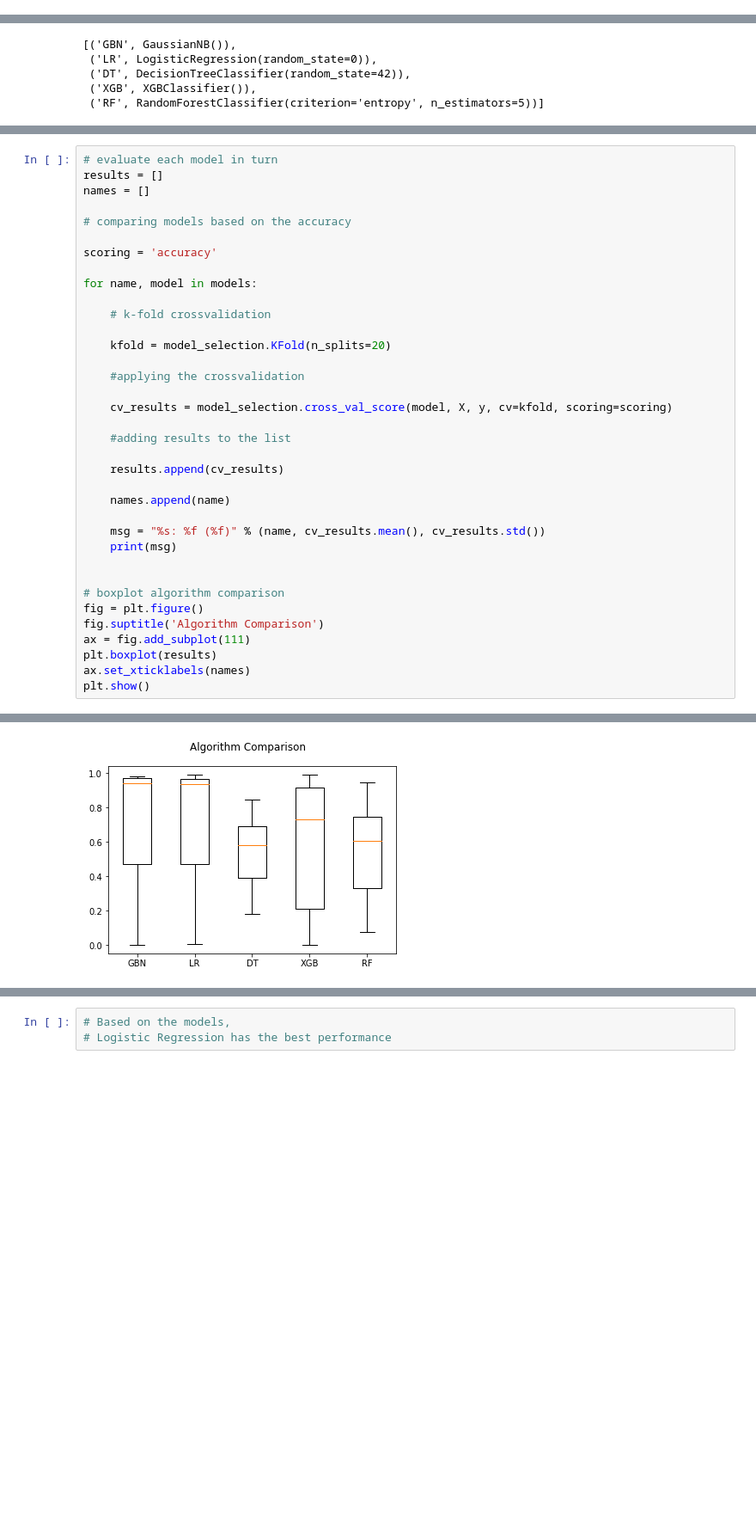
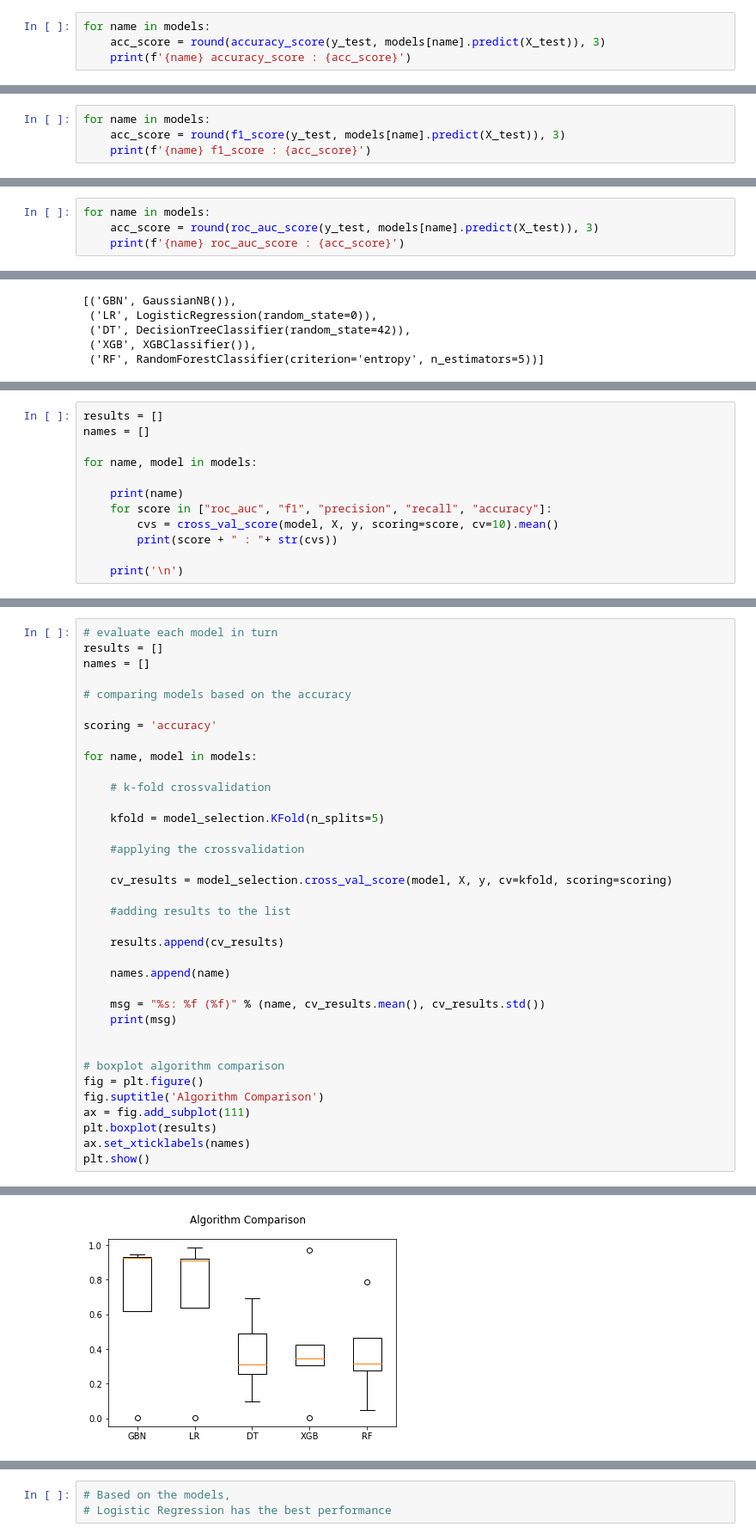
Before and after one commit to ilya4272/Credit_Modelling, a Jupyter notebook: Credit_Modelling.ipynb, the cells around one changed output, grey strips where cells are left out. Shown: that part at 86% size. Drawn from its saved outputs; the diff is of its cells as text; blank space fills up the shorter version.

```diff
--- a/Credit_Modelling.ipynb
+++ b/Credit_Modelling.ipynb
@@ -915,0 +1013,4 @@ from sklearn import model_selection
+# %%
+for name in models:
+    acc_score = round(accuracy_score(y_test, models[name].predict(X_test)), 3)
+    print(f'{name} accuracy_score : {acc_score}')
@@ -915,0 +1023,4 @@ from sklearn import model_selection
+# %%
+for name in models:
+    acc_score = round(f1_score(y_test, models[name].predict(X_test)), 3)
+    print(f'{name} f1_score : {acc_score}')
@@ -915,0 +1033,4 @@ from sklearn import model_selection
+# %%
+for name in models:
+    acc_score = round(roc_auc_score(y_test, models[name].predict(X_test)), 3)
+    print(f'{name} roc_auc_score : {acc_score}')
@@ -949,0 +1110,12 @@ models
+# %%
+results = []
+names = []
+
+for name, model in models:
+
+    print(name)
+    for score in ["roc_auc", "f1", "precision", "recall", "accuracy"]:
+        cvs = cross_val_score(model, X, y, scoring=score, cv=10).mean()
+        print(score + " : "+ str(cvs))
+
+    print('\n')
@@ -960,7 +1150,7 @@ for name, model in models:
 
     # k-fold crossvalidation
 
-    kfold = model_selection.KFold(n_splits=20)
+    kfold = model_selection.KFold(n_splits=5)
 
     #applying the crossvalidation
 
@@ -992 +1182 @@ RF: 0.561768 (0.287264)
-[figure, old version]
+[figure, new version]
```
Also changed, not shown: parts of 41 cells of this notebook.
